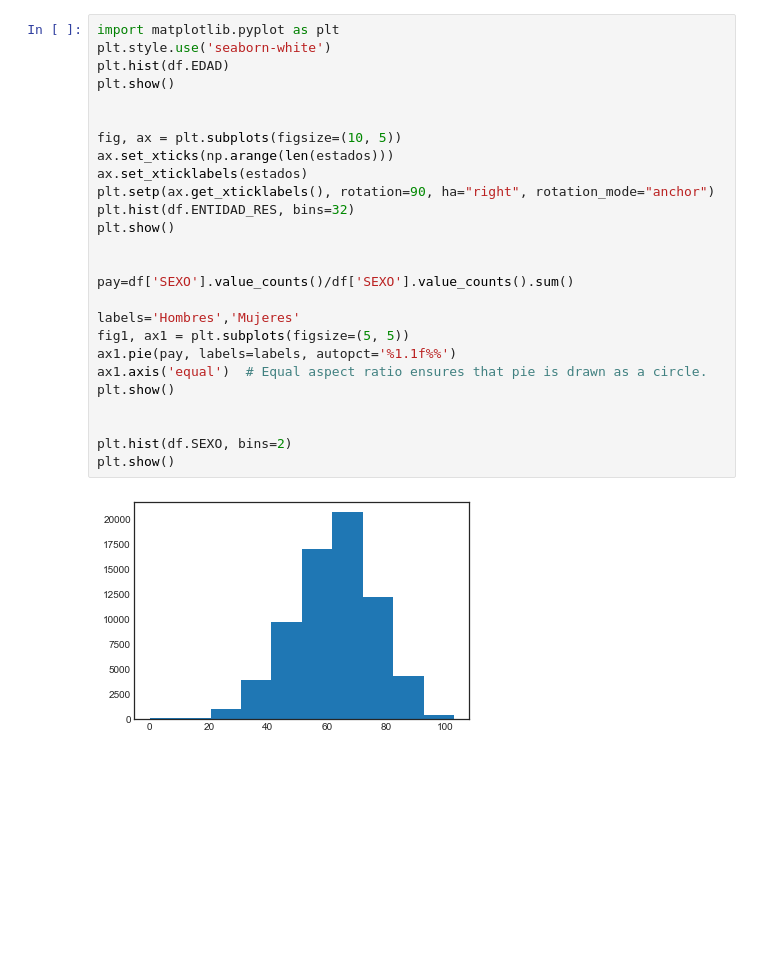
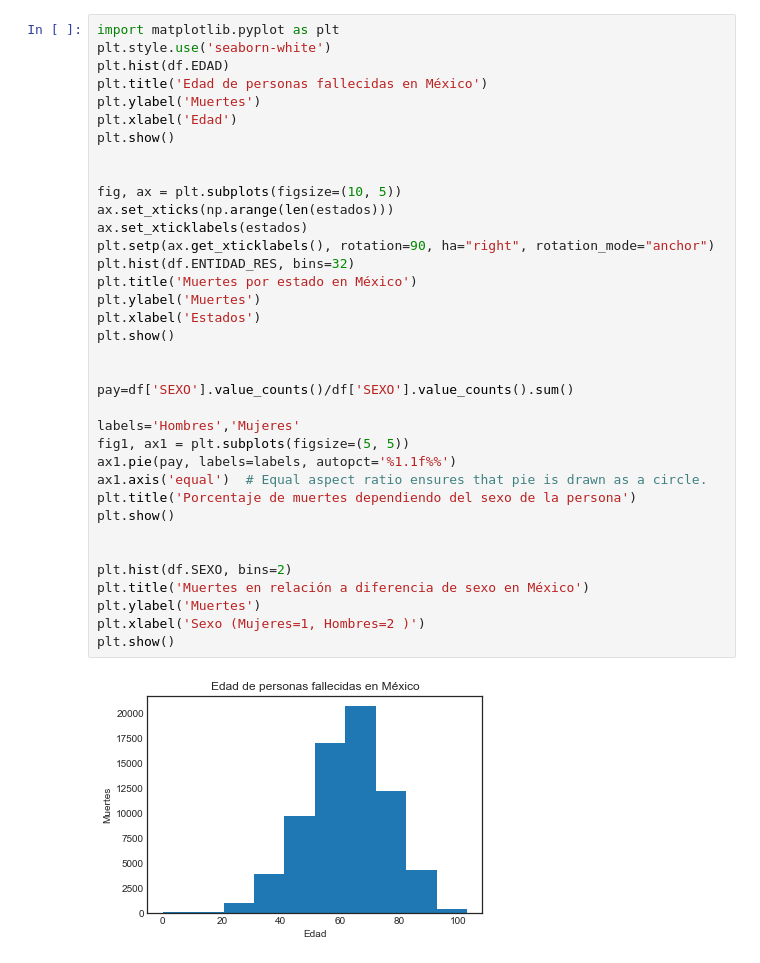
Before and after one commit to DCIDA2019/dcida2020ii-FabianHdzGtz, a Jupyter notebook: Sep11/Est_Descriptiva.ipynb, the cells around one changed output. Drawn from its saved outputs; the diff is of its cells as text; blank space fills up the shorter version.

```diff
--- a/Sep11/Est_Descriptiva.ipynb
+++ b/Sep11/Est_Descriptiva.ipynb
@@ -138,28 +167,38 @@ Comorbilidad más común entre fallecidos del estado de Zacatecas es HIPERTENSIO
 # %%
 import matplotlib.pyplot as plt
 plt.style.use('seaborn-white')
 plt.hist(df.EDAD)
+plt.title('Edad de personas fallecidas en México')
+plt.ylabel('Muertes')
+plt.xlabel('Edad')
 plt.show()
 
 
 fig, ax = plt.subplots(figsize=(10, 5))
 ax.set_xticks(np.arange(len(estados)))
 ax.set_xticklabels(estados)
 plt.setp(ax.get_xticklabels(), rotation=90, ha="right", rotation_mode="anchor")
 plt.hist(df.ENTIDAD_RES, bins=32)
+plt.title('Muertes por estado en México')
+plt.ylabel('Muertes')
+plt.xlabel('Estados')
 plt.show()
 
 
 pay=df['SEXO'].value_counts()/df['SEXO'].value_counts().sum()
 
 labels='Hombres','Mujeres'
 fig1, ax1 = plt.subplots(figsize=(5, 5))
 ax1.pie(pay, labels=labels, autopct='%1.1f%%')
 ax1.axis('equal')  # Equal aspect ratio ensures that pie is drawn as a circle.
+plt.title('Porcentaje de muertes dependiendo del sexo de la persona')
 plt.show()
 
 
 plt.hist(df.SEXO, bins=2)
+plt.title('Muertes en relación a diferencia de sexo en México')
+plt.ylabel('Muertes')
+plt.xlabel('Sexo (Mujeres=1, Hombres=2 )')
 plt.show()
 # %% [output]
-[figure, old version]
+[figure, new version]
```
Also changed, not shown: parts of 5 cells of this notebook.
